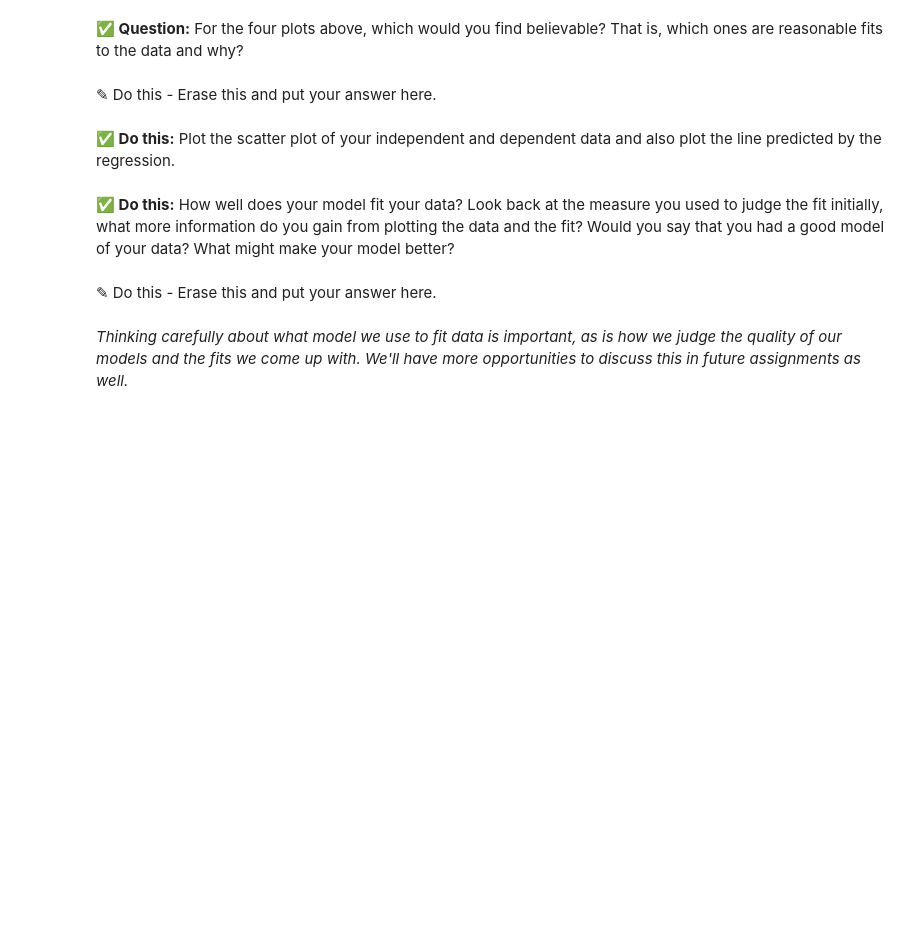
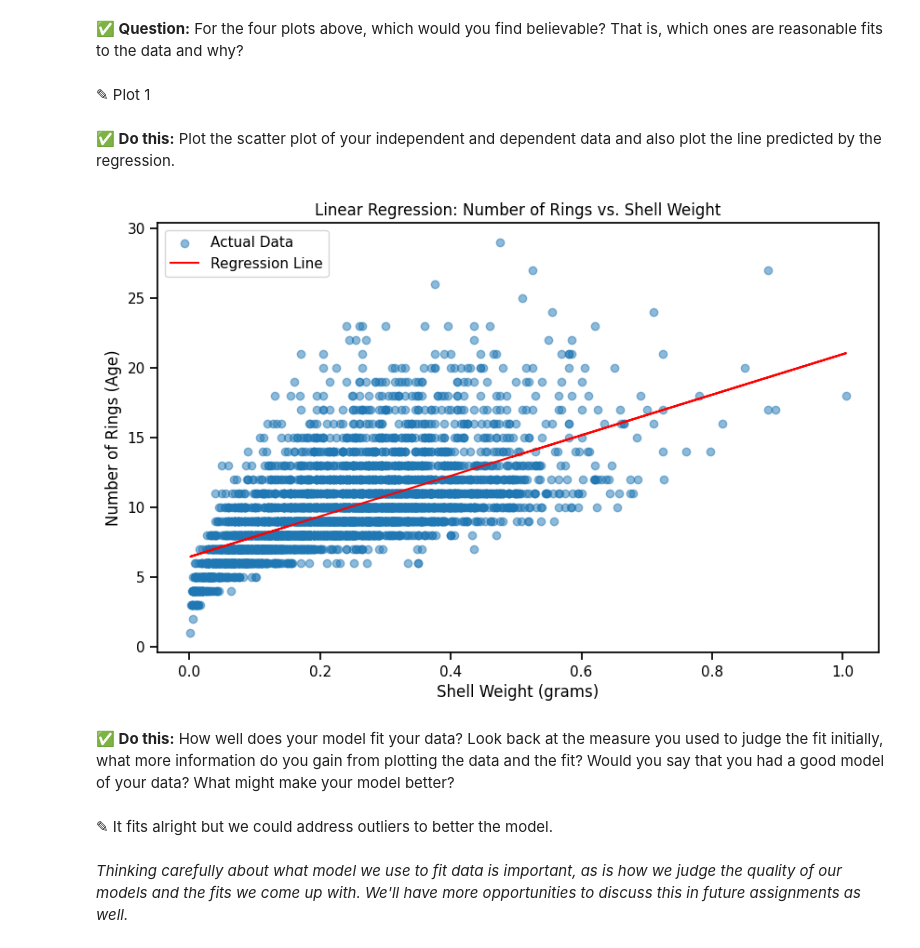
Before and after one commit to Brendanhhh/cmse202-s24-turnin, a Jupyter notebook: Day-13/Day-13_In-Class-Regression-STUDENT.ipynb, the cells around one changed output. Saved outputs shown, nothing was run; the diff lists cells and outputs as text; code cells hidden in the pictures; blank space fills up the shorter version.

```diff
--- a/Day-13/Day-13_In-Class-Regression-STUDENT.ipynb
+++ b/Day-13/Day-13_In-Class-Regression-STUDENT.ipynb
@@ -152,6 +231,6 @@ You can see that each data set is different, but the mathematical model that fit
 # %% [markdown]
 **&#9989; Question:** For the four plots above, which would you find believable? That is, which ones are reasonable fits to the data and why?
 # %% [markdown]
-<font size=+3>&#9998;</font> Do this - Erase this and put your answer here.
+<font size=+3>&#9998;</font> Plot 1
 # %% [markdown]
 **&#9989; Do this:** Plot the scatter plot of your independent and dependent data and also plot the line predicted by the regression.
@@ -160,7 +237,27 @@ You can see that each data set is different, but the mathematical model that fit
+# %%
+import statsmodels.api as sm
+x = df['shell_weight']
+y = df['rings']
+x_with_const = sm.add_constant(x)
+model = sm.OLS(y, x_with_const)
+results = model.fit()
+intercept, slope = results.params
+y_predicted = results.predict(x_with_const)
+plt.figure(figsize=(10, 6))
+plt.scatter(df['shell_weight'], df['rings'], alpha=0.5, label='Actual Data')
+plt.plot(x, y_predicted, color='red', label='Regression Line')
+
+plt.xlabel('Shell Weight (grams)')
+plt.ylabel('Number of Rings (Age)')
+plt.title('Linear Regression: Number of Rings vs. Shell Weight')
+plt.legend()
+plt.show()
+# %% [output]
+[figure, added]
 # %% [markdown]
 **&#9989; Do this:** How well does your model fit your data? Look back at the measure you used to judge the fit initially, what more information do you gain from plotting the data and the fit? Would you say that you had a good model of your data? What might make your model better?
-# %% [markdown]
-<font size=+3>&#9998;</font> Do this - Erase this and put your answer here.
+# %% [markdown]
+<font size=+3>&#9998;</font> It fits alright but we could address outliers to better the model.
 # %% [markdown]
 _Thinking carefully about what model we use to fit data is important, as is how we judge the quality of our models and the fits we come up with. We'll have more opportunities to discuss this in future assignments as well._
 # %% [markdown]
```
Also changed, not shown: parts of 28 cells of this notebook, 1 other file.
